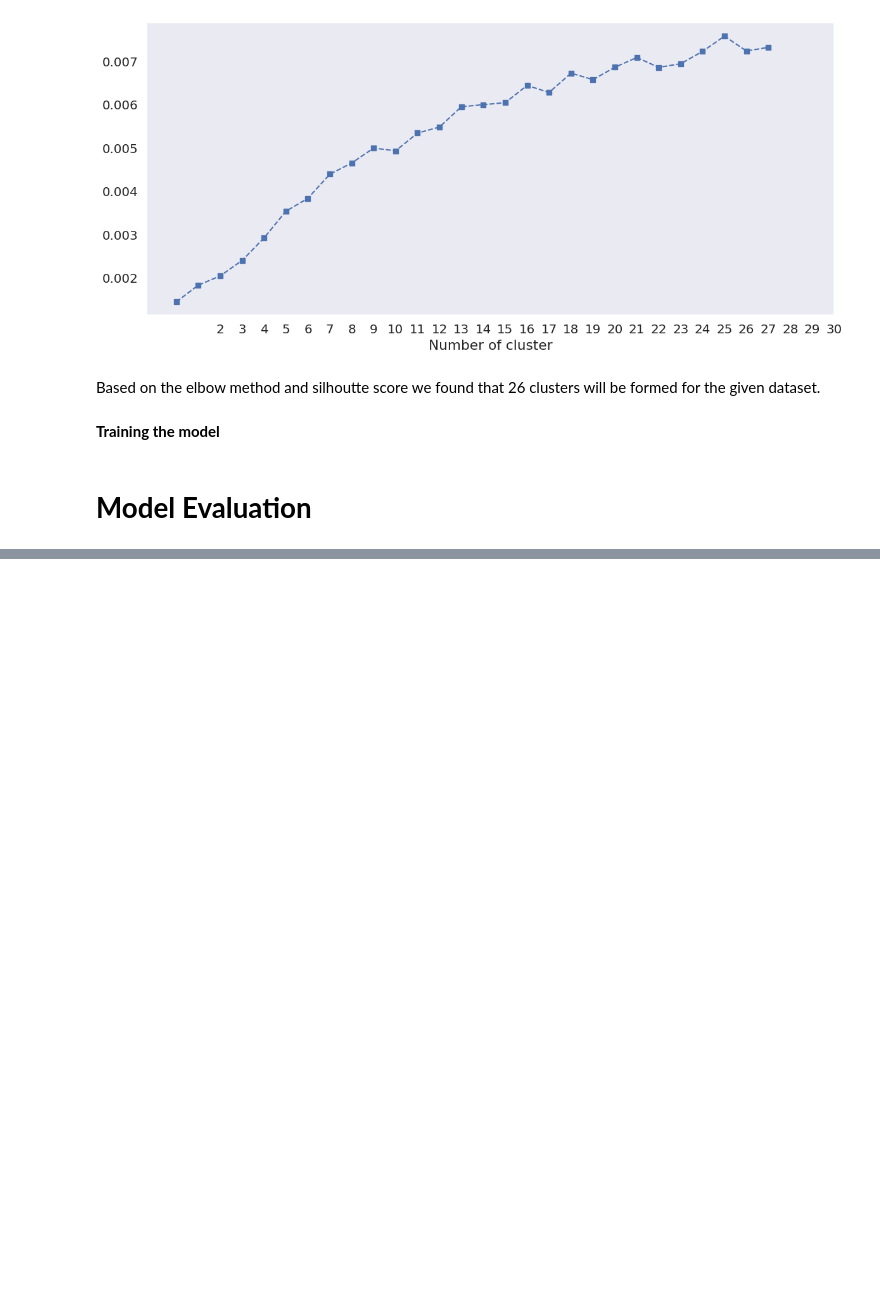
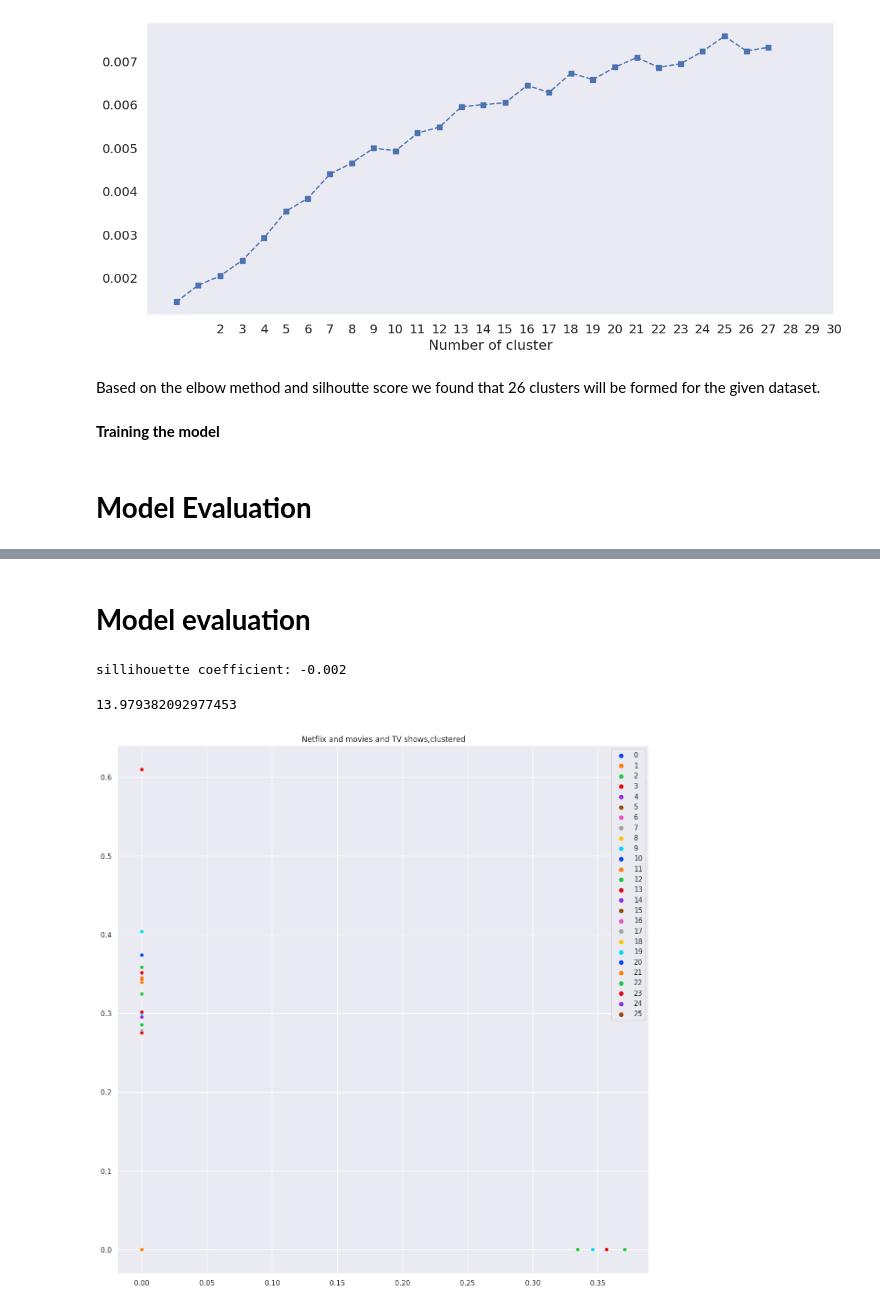
Before and after one commit to fkofkf431/Netflix-Movies-and-TV-Shows-Clustering-capstone-project, a Jupyter notebook: Netflix_Movies_and_TV_Shows(Clustering)_Capstone_project.ipynb, the cells around one changed output, grey strips where cells are left out. Drawn from its saved outputs; the diff is of its cells as text; code cells hidden in the pictures; blank space fills up the shorter version.

```diff
--- a/Netflix_Movies_and_TV_Shows(Clustering)_Capstone_project.ipynb
+++ b/Netflix_Movies_and_TV_Shows(Clustering)_Capstone_project.ipynb
@@ -552,0 +610,7 @@ y_predict=kmeans.fit_predict(X)
+# %%
+#Agglomerative clusters
+from sklearn.cluster import AgglomerativeClustering
+
+aggh=AgglomerativeClustering(n_clusters=6,affinity='euclidean',linkage='ward')
+aggh.fit(X)
+y_hc=aggh.fit_predict(X)
@@ -552,0 +629,22 @@ y_predict=kmeans.fit_predict(X)
+# %% [markdown]
+# **Model evaluation**
+# %%
+#Sillihouette coefficient
+print('sillihouette coefficient: %0.3f'%silhouette_score(X,y_hc,metric='euclidean'))
+# %% [output]
+sillihouette coefficient: -0.002
+# %%
+#davies bouldin score
+from sklearn.metrics import davies_bouldin_score
+davies_bouldin_score(X,y_hc)
+# %% [output]
+13.979382092977453
+# %%
+#Scatterplot for cluster
+sns.set(rc={'figure.figsize':(15,15)})
+palette=sns.color_palette('bright',len(set(y_predict)))
+sns.scatterplot(x=X[:,0],y=X[:,1],hue=y_predict,palette=palette)
+plt.title('Netflix and movies and TV shows,clustered')
+plt.show()
+# %% [output]
+[figure, added]
```
Also changed, not shown: parts of 12 cells of this notebook.
